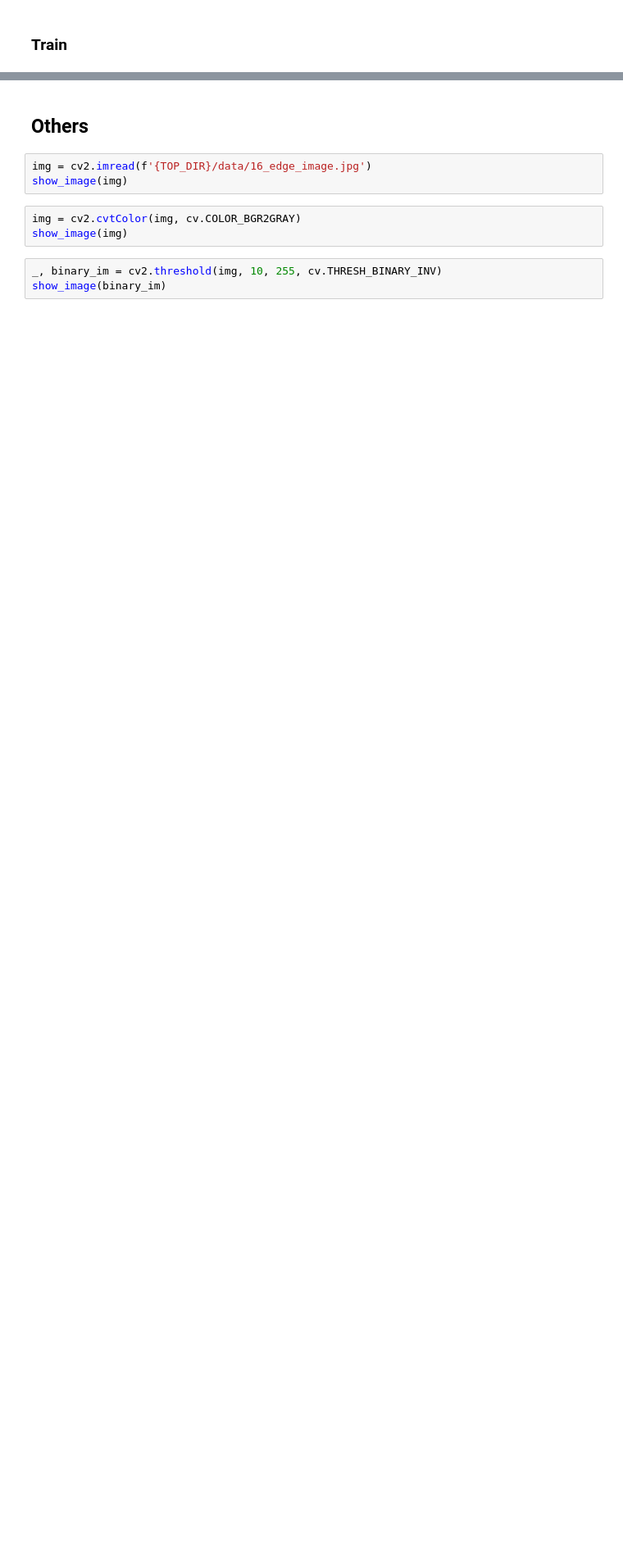
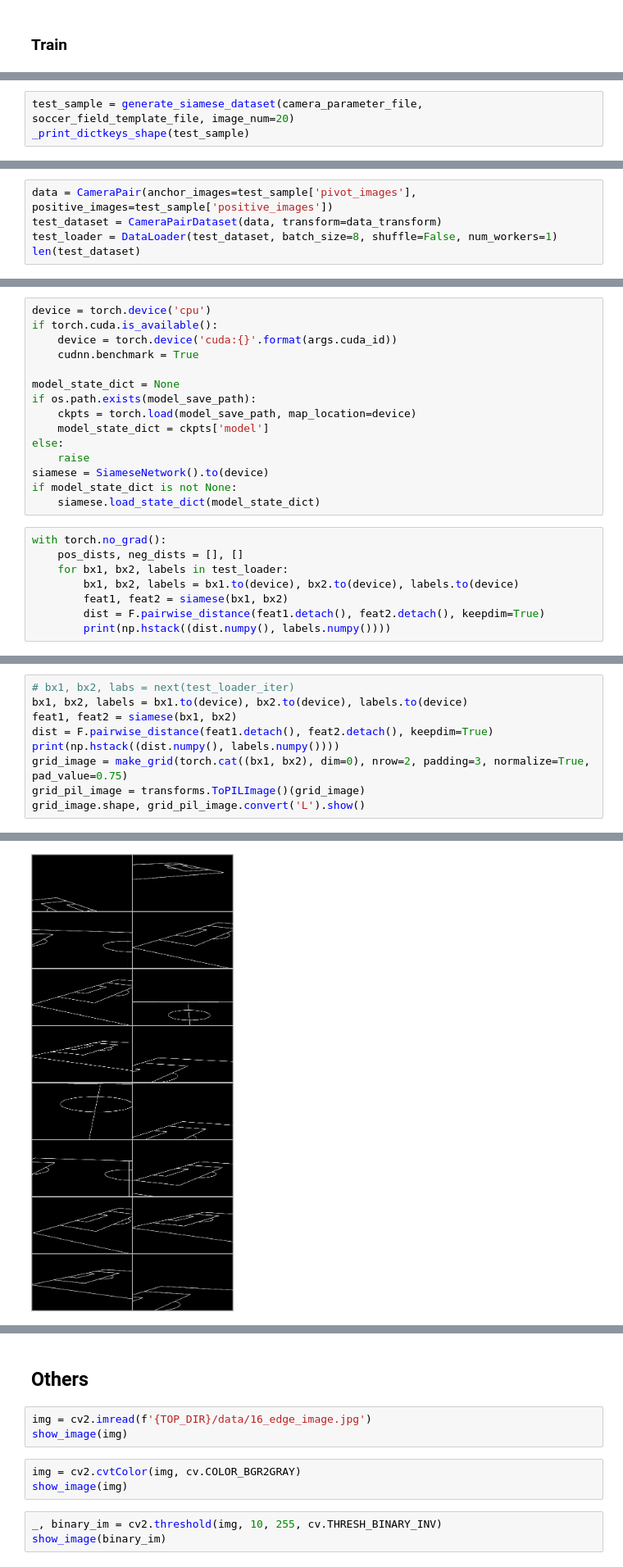
Before and after one commit to qrsforever/hzcsbet, a Jupyter notebook: docs/notebooks/SCCvSD.ipynb, the cells around one changed output, grey strips where cells are left out. Shown at 82% size. Saved outputs shown, nothing was run; the diff lists cells and outputs as text; blank space fills up the shorter version.

```diff
--- a/docs/notebooks/SCCvSD.ipynb
+++ b/docs/notebooks/SCCvSD.ipynb
@@ -1919,0 +1876,3 @@ tensor(0.6763)
+# %%
+test_sample = generate_siamese_dataset(camera_parameter_file, soccer_field_template_file, image_num=20)
+_print_dictkeys_shape(test_sample)
@@ -1919,0 +1885,5 @@ tensor(0.6763)
+# %%
+data = CameraPair(anchor_images=test_sample['pivot_images'], positive_images=test_sample['positive_images'])
+test_dataset = CameraPairDataset(data, transform=data_transform)
+test_loader = DataLoader(test_dataset, batch_size=8, shuffle=False, num_workers=1)
+len(test_dataset)
@@ -1919,0 +1892,23 @@ tensor(0.6763)
+# %%
+device = torch.device('cpu')
+if torch.cuda.is_available():
+    device = torch.device('cuda:{}'.format(args.cuda_id))
+    cudnn.benchmark = True
+
+model_state_dict = None
+if os.path.exists(model_save_path):
+    ckpts = torch.load(model_save_path, map_location=device)
+    model_state_dict = ckpts['model']
+else:
+    raise
+siamese = SiameseNetwork().to(device)
+if model_state_dict is not None:
+    siamese.load_state_dict(model_state_dict)
+# %%
+with torch.no_grad():
+    pos_dists, neg_dists = [], []
+    for bx1, bx2, labels in test_loader:
+        bx1, bx2, labels = bx1.to(device), bx2.to(device), labels.to(device)
+        feat1, feat2 = siamese(bx1, bx2)
+        dist = F.pairwise_distance(feat1.detach(), feat2.detach(), keepdim=True)
+        print(np.hstack((dist.numpy(), labels.numpy())))
@@ -1919,0 +1935,10 @@ tensor(0.6763)
+# %%
+# bx1, bx2, labs = next(test_loader_iter)
+bx1, bx2, labels = bx1.to(device), bx2.to(device), labels.to(device)
+feat1, feat2 = siamese(bx1, bx2)
+dist = F.pairwise_distance(feat1.detach(), feat2.detach(), keepdim=True)
+print(np.hstack((dist.numpy(), labels.numpy())))
+grid_image = make_grid(torch.cat((bx1, bx2), dim=0), nrow=2, padding=3, normalize=True, pad_value=0.75)
+grid_pil_image = transforms.ToPILImage()(grid_image)
+grid_image.shape, grid_pil_image.convert('L').show()
+# %% [output]
@@ -1919,0 +1953 @@ tensor(0.6763)
+[figure, added]
```
Also changed, not shown: parts of 25 cells of this notebook.
